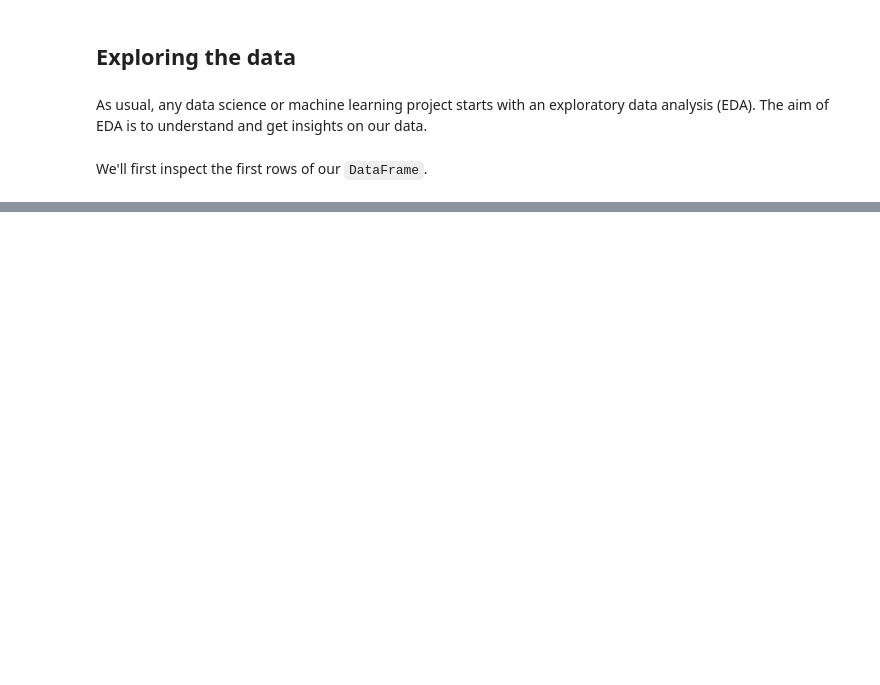
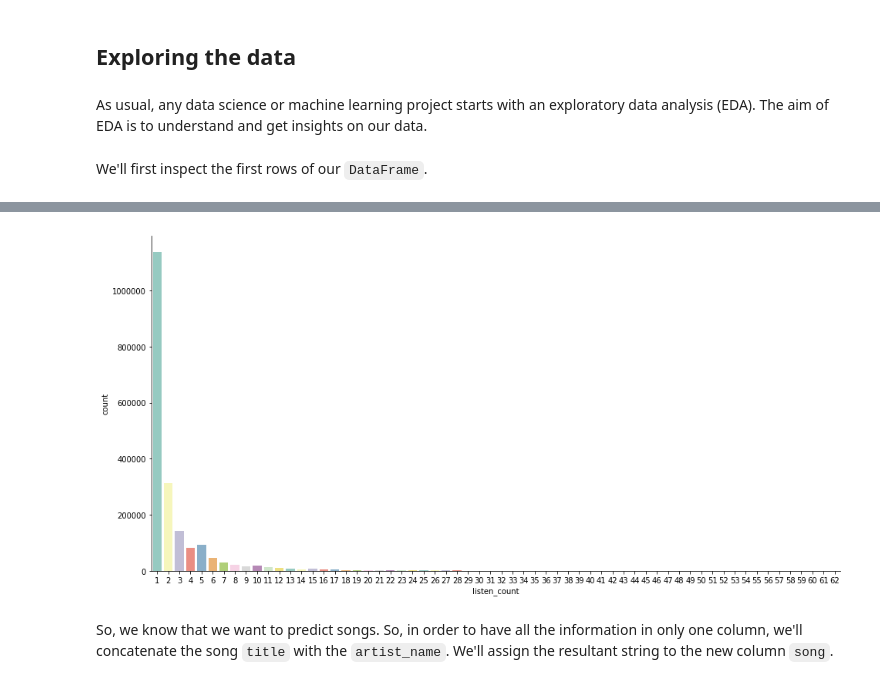
Before and after one commit to ugis22/music_recommender, a Jupyter notebook: collaborative recommender system/CF_knn_music_recommender.ipynb, the cells around one changed output, grey strips where cells are left out. Cells and saved outputs as stored; diff of their text form; code cells hidden in the pictures; blank space fills up the shorter version.

```diff
--- a/collaborative recommender system/CF_knn_music_recommender.ipynb
+++ b/collaborative recommender system/CF_knn_music_recommender.ipynb
@@ -82,2 +222,2 @@ There are 76353 unique users and 10000 unique movies in this data set
 # %%
-listen_counts = pd.DataFrame(df_songs.groupby('listen_count').size(), columns=['count'])
+listen_counts = pd.DataFrame(df_songs.groupby('listen_count').size(), columns=['count']).reset_index(drop=False)
@@ -97,16 +223,0 @@ df_ratings_cnt
-# %%
-import matplotlib.pyplot as plt
-plt.style.use('ggplot')
-
-get_ipython().run_line_magic('matplotlib', 'inline')
-ax = df_ratings_cnt[['count']].reset_index().rename(columns={'index': 'rating score'}).plot(
-    x='rating score',
-    y='count',
-    kind='bar',
-    figsize=(12, 8),
-    title='Count for Each Rating Score (in Log Scale)',
-    logy=True,
-    fontsize=12,
-)
-ax.set_xlabel("movie rating score")
-ax.set_ylabel("number of ratings")
@@ -115,0 +230,12 @@ df_movies_cnt.head()
+# %%
+listen_counts_temp = listen_counts[listen_counts['count'] > 100]
+# %%
+plt.figure(figsize=(16, 8))
+sns.barplot(x='listen_count', y='count', palette='Set3', data=listen_counts_temp)
+plt.gca().spines['top'].set_visible(False)
+plt.gca().spines['right'].set_visible(False)
+plt.show();
+# %% [output]
+[figure, added]
+# %% [markdown]
+So, we know that we want to predict songs. So, in order to have all the information in only one column, we'll concatenate the song `title` with the `artist_name`. We'll assign the resultant string to the new column `song`.
```
Also changed, not shown: parts of 43 cells of this notebook.
